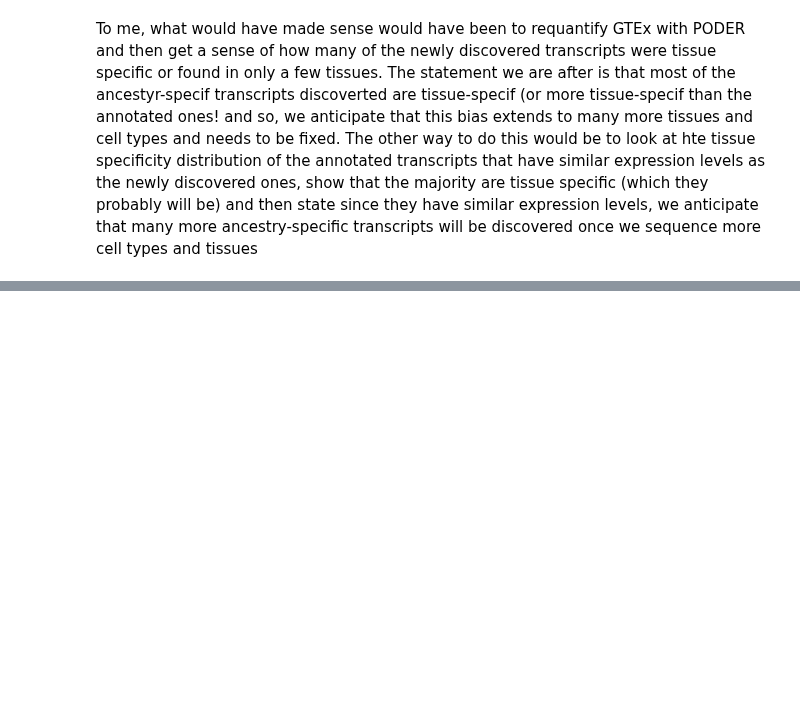
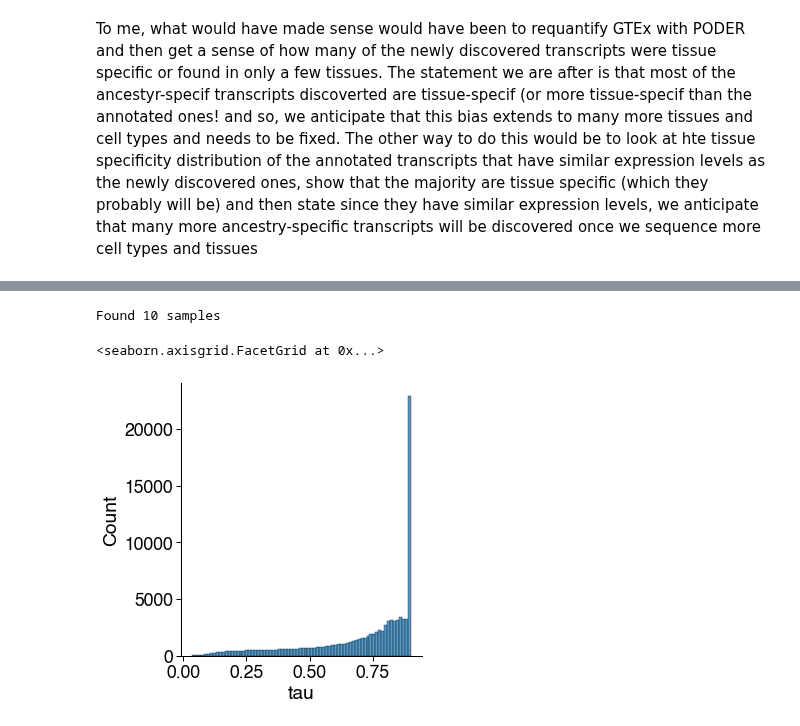
Before and after one commit to fairliereese/240903_pt, a Jupyter notebook: analysis/tau_gtex.ipynb, the cells around one changed output, grey strips where cells are left out. Drawn from its saved outputs; the diff is of its cells as text; code cells hidden in the pictures; blank space fills up the shorter version.

```diff
--- a/analysis/tau_gtex.ipynb
+++ b/analysis/tau_gtex.ipynb
@@ -138,0 +138,6 @@ temp.loc[temp.sample_id.isnull()]
+# %%
+tau_df = compute_tau(df)
+# %% [output]
+Found 10 samples
+# %%
+tau_df.index.name = 'tid'
@@ -138,0 +146,16 @@ temp.loc[temp.sample_id.isnull()]
+# %%
+# add gene biotypes
+tau_df = tau_df.merge(mt_df[['isoform', 'associated_gene_biotype']],
+                      how='left',
+                      left_index=True,
+                      right_on='isoform')
+# %%
+tau_df.set_index('isoform', inplace=True)
+tau_df.index.name = 'tid'
+# tau_df.head()
+# %%
+init_plot_settings(aspect='square')
+sns.displot(tau_df, x='tau', kind='hist')
+# %% [output]
+<seaborn.axisgrid.FacetGrid at 0x...>
+[figure, added]
```
Also changed, not shown: parts of 32 cells of this notebook, 15 other files.
